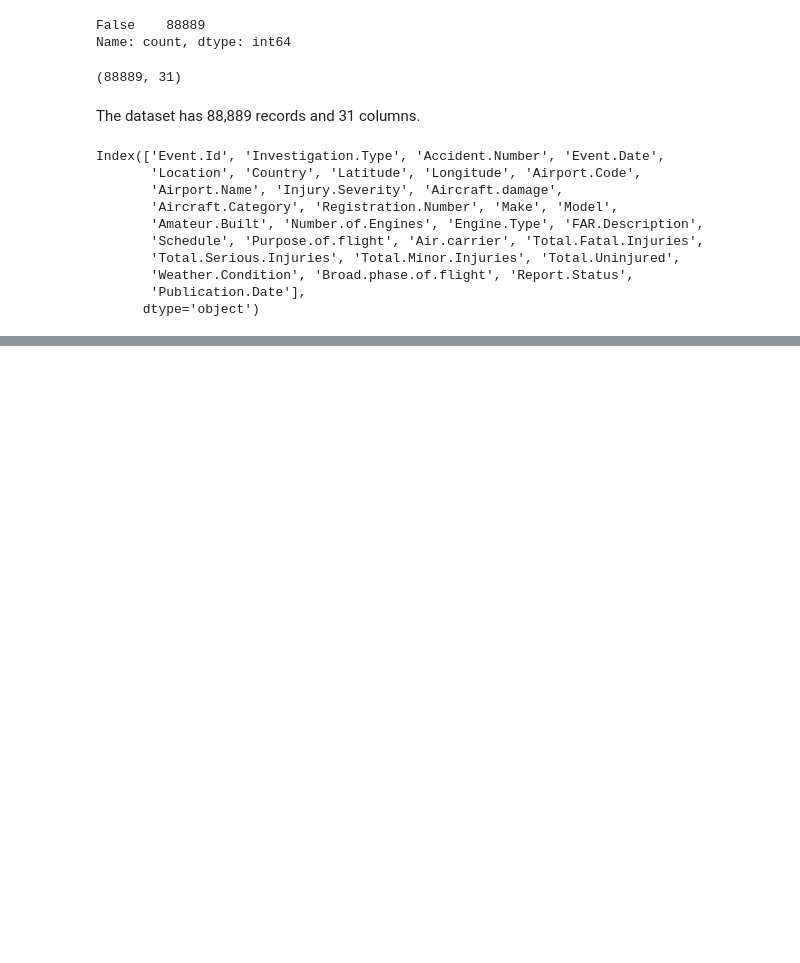
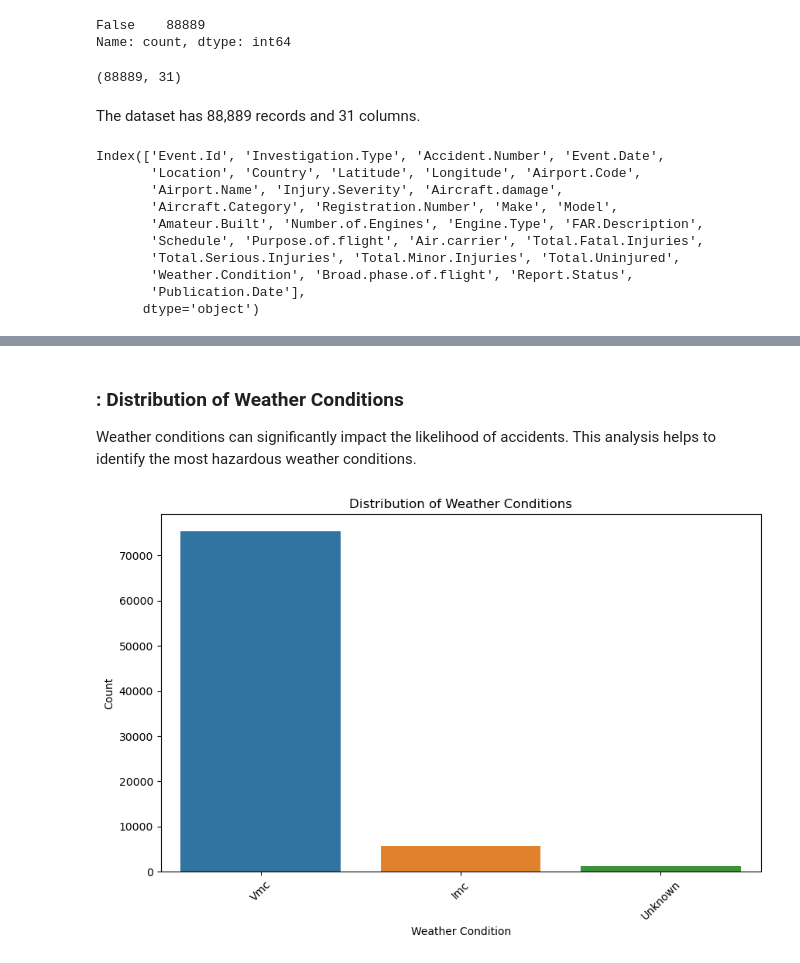
Before and after one commit to BrianGithinji-BMG/First-Project, a Jupyter notebook: project.ipynb, the cells around one changed output, grey strips where cells are left out. Saved outputs shown, nothing was run; the diff lists cells and outputs as text; code cells hidden in the pictures; blank space fills up the shorter version.

```diff
--- a/project.ipynb
+++ b/project.ipynb
@@ -488,0 +533,15 @@ plt.show()
+# %% [markdown]
+### : Distribution of Weather Conditions
+Weather conditions can significantly impact the likelihood of accidents. This analysis helps to identify the most hazardous weather conditions.
+# %%
+# Plot distribution of weather conditions
+fig, ax = plt.subplots(figsize=(10, 6))
+order = df_USA['Weather.Condition'].value_counts().index
+sns.countplot(data=df_USA, x='Weather.Condition', order=order, ax=ax)
+ax.set_title('Distribution of Weather Conditions')
+ax.set_xlabel('Weather Condition')
+ax.set_ylabel('Count')
+plt.xticks(rotation=45)
+plt.show()
+# %% [output]
+[figure, added]
```
Also changed, not shown: parts of 113 cells of this notebook.
